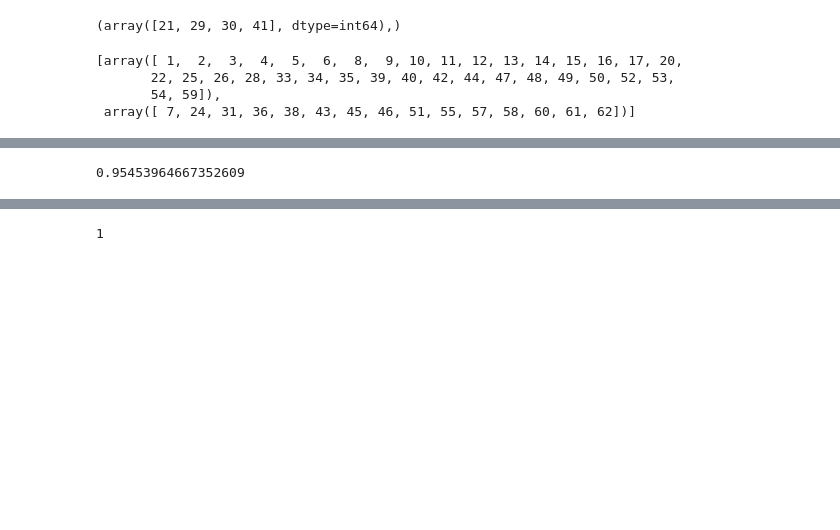
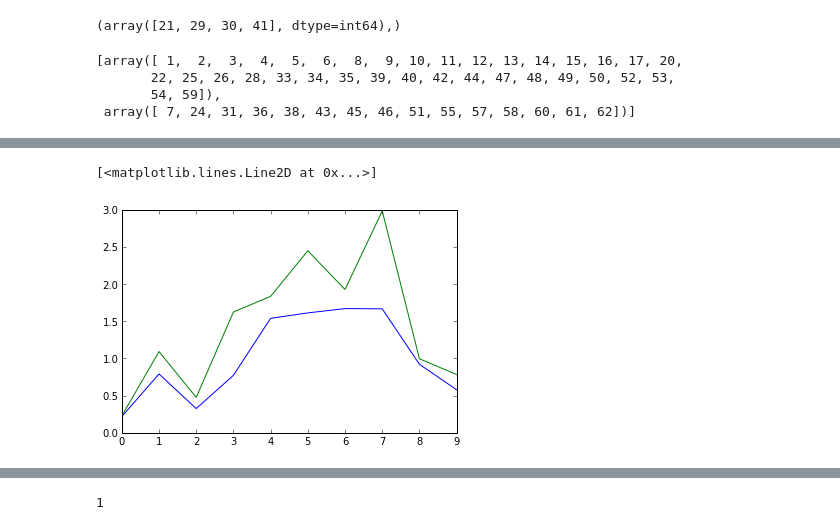
Before and after one commit to klchan13/biosignatures, a Jupyter notebook: notebooks/05-24-14, 06-07-14 - Cluster isolations and Cluster classification.ipynb, the cells around one changed output, grey strips where cells are left out. Cells and saved outputs as stored; diff of their text form; code cells hidden in the pictures; blank space fills up the shorter version.

```diff
--- a/notebooks/05-24-14, 06-07-14 - Cluster isolations and Cluster classification.ipynb
+++ b/notebooks/05-24-14, 06-07-14 - Cluster isolations and Cluster classification.ipynb
@@ -263,3 +306,9 @@ pearsons_correlation_coeff(sig_meds[0], sig_meds[1])
+# %%
+plot(sig_meds[0])
+plot(sig_meds[1])
+# %% [output]
+[<matplotlib.lines.Line2D at 0x...>]
+[figure, added]
 # %%
 sig_meds = np.zeros((len(sigs), np.shape(lin_data)[0]))
 tsigs = np.arange(len(sigs))
@@ -269,4 +317,0 @@ for sig_idx in tsigs:
-# %%
-ozu.coeff_of_determination(sig_meds[6], sig_meds[11])
-# %% [output]
-0.95453964667352609
```
Also changed, not shown: parts of 13 cells of this notebook, 5 other files.
